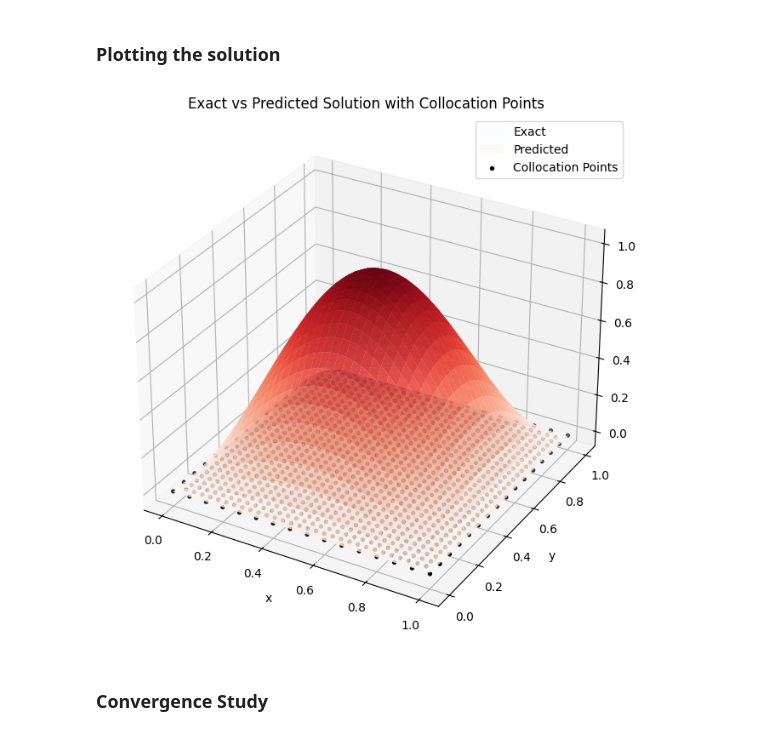
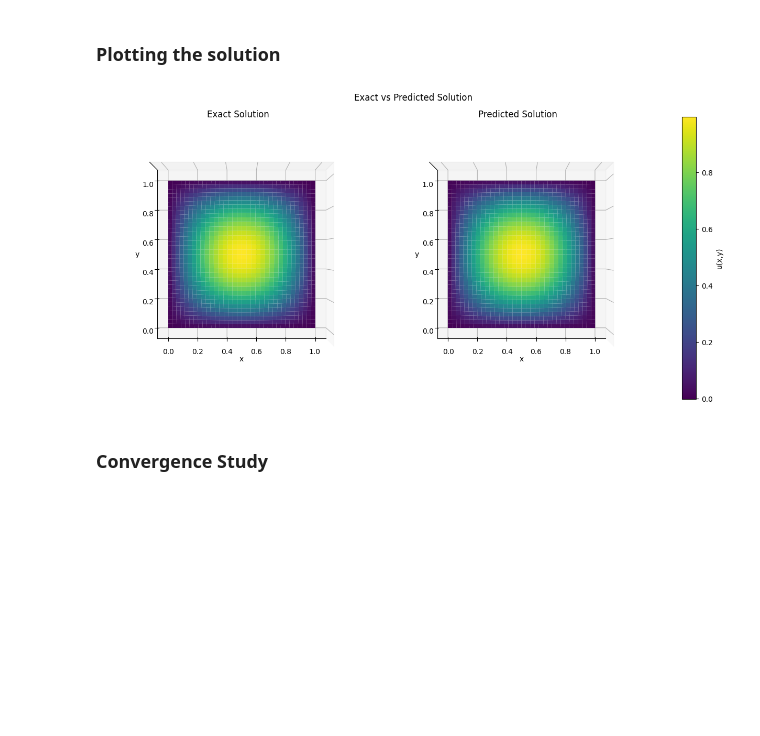
Before and after one commit to Shivam-3921/Physics_Informed_Neural_Networks_for_solving_differential_equations, a Jupyter notebook: PINNs.ipynb, the cells around one changed output. Cells and saved outputs as stored; diff of their text form; code cells hidden in the pictures; blank space fills up the shorter version.

Commit message:
more epochs and modified 2D plots

```diff
--- a/PINNs.ipynb
+++ b/PINNs.ipynb
@@ -683,34 +685,42 @@ u_true = u_true.detach().cpu().numpy()
 # %%
 # Reshape test data for surface plots
 N = int(np.sqrt(x_test.shape[0]))
 X = x_test[:, 0].reshape(N, N)
 Y = x_test[:, 1].reshape(N, N)
 u_pred = u_pred.reshape(N, N)
 u_true = u_true.reshape(N, N)
-x_train = np.vstack([x_train_i.detach().cpu().numpy(),x_train_b.detach().cpu().numpy()])
+x_train = np.vstack([x_train_i.detach().cpu().numpy(), x_train_b.detach().cpu().numpy()])
 
-fig = plt.figure(figsize=(12,8))
-ax = fig.add_subplot(111, projection='3d')
+fig = plt.figure(figsize=(12, 6),constrained_layout = True)
 
-# Surface: Exact solution
-ax.plot_surface(X, Y, u_true, alpha = 0.7, cmap="Blues", label='Exact')
+# Exact solution
+ax1 = fig.add_subplot(121, projection='3d')
+surf1 = ax1.plot_surface(X, Y, u_true, cmap="viridis")
+ax1.set_title("Exact Solution")
+ax1.set_xlabel("x")
+ax1.set_ylabel("y")
+ax1.view_init(elev=90, azim=270)  # Top view
+ax1.set_zticks([])
 
-# Surface: Predicted solution (wireframe or different alpha)
-ax.plot_surface(X, Y, u_pred, alpha = 0.8, cmap="Reds", label="Predicted")
+# Predicted solution
+ax2 = fig.add_subplot(122, projection='3d')
+surf2 = ax2.plot_surface(X, Y, u_pred, cmap="viridis")
+ax2.set_title("Predicted Solution")
+ax2.set_xlabel("x")
+ax2.set_ylabel("y")
+ax2.view_init(elev=90, azim=270)
+ax2.set_zticks([])
 
-# Scatter: Collocation points at z=0
-ax.scatter(x_train[:, 0], x_train[:, 1], np.zeros_like(x_train[:, 0]),
-           color='black', s=8, marker='o', label='Collocation Points')
+# Shared colorbar
+cbar = fig.colorbar(surf2, ax=[ax1, ax2])
+cbar.set_label("u(x,y)")
 
-# Labels and legend
-ax.set_title("Exact vs Predicted Solution with Collocation Points")
-ax.set_xlabel("x")
-ax.set_ylabel("y")
-
-plt.legend()
+# Common title
+plt.suptitle("Exact vs Predicted Solution")
+plt.grid(False)
 plt.show()
 # %% [output]
-[figure, old version]
+[figure, new version]
 # %% [markdown]
 ### Convergence Study
 # %% [markdown]
```
Also changed, not shown: parts of 24 cells of this notebook.
